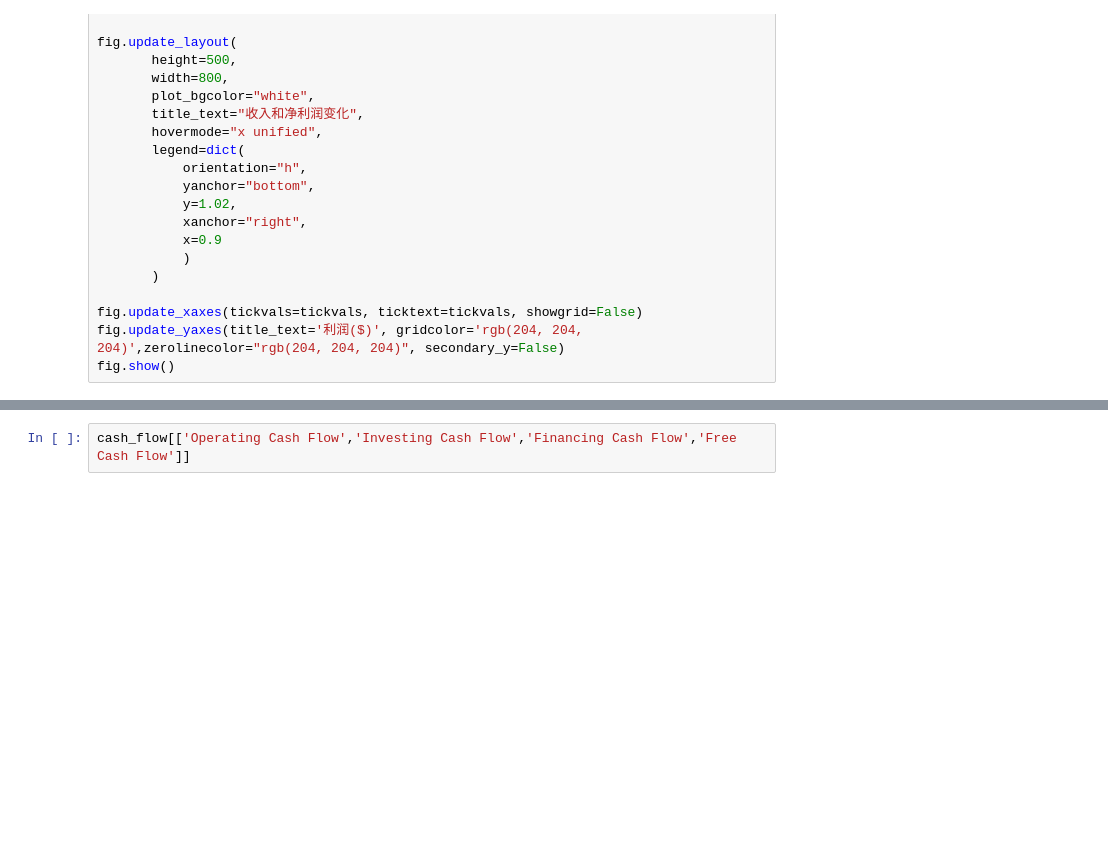
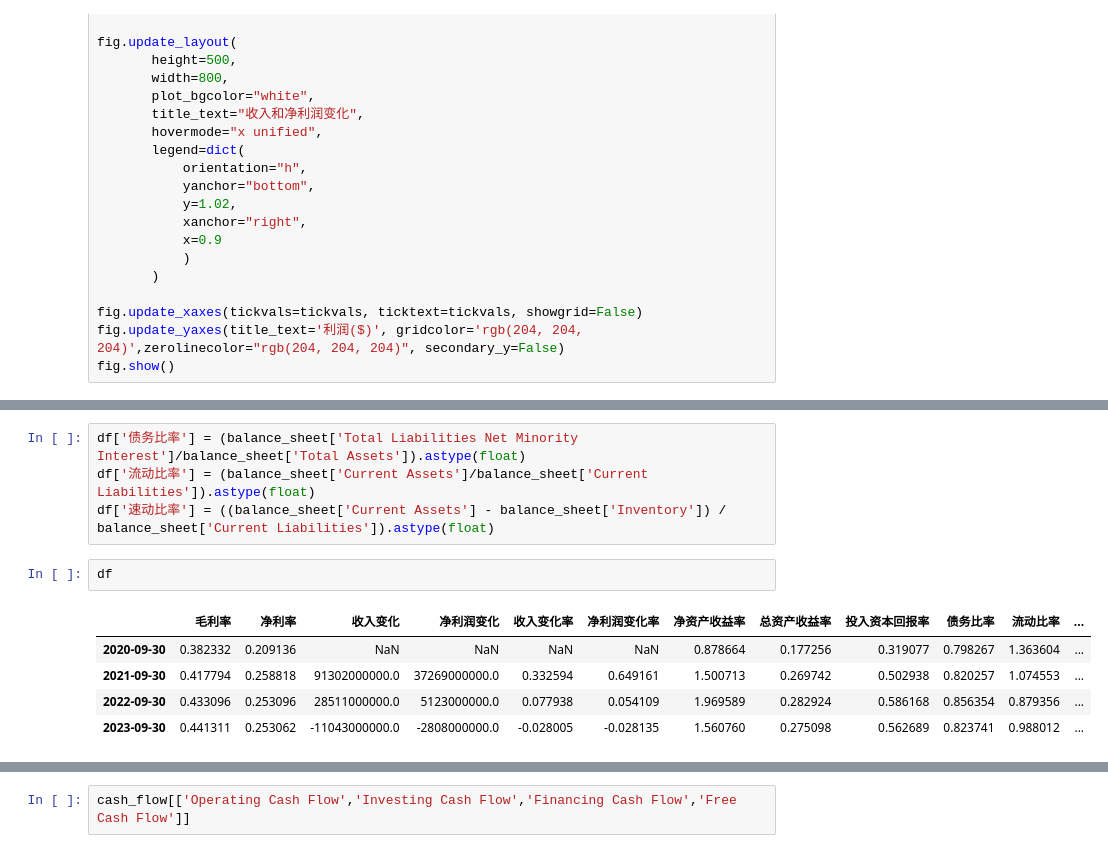
Before and after one commit to xcRRRRt/Data-Visualization, a Jupyter notebook: 考试五/考试五.ipynb, the cells around one changed output, grey strips where cells are left out. Drawn from its saved outputs; the diff is of its cells as text; blank space fills up the shorter version.

```diff
--- a/考试五/考试五.ipynb
+++ b/考试五/考试五.ipynb
@@ -241,0 +371,12 @@ df
+# %%
+df['债务比率'] = (balance_sheet['Total Liabilities Net Minority Interest']/balance_sheet['Total Assets']).astype(float)
+df['流动比率'] = (balance_sheet['Current Assets']/balance_sheet['Current Liabilities']).astype(float)
+df['速动比率'] = ((balance_sheet['Current Assets'] - balance_sheet['Inventory']) / balance_sheet['Current Liabilities']).astype(float)
+# %%
+df
+# %% [output]
+|  | 毛利率 | 净利率 | 收入变化 | 净利润变化 | 收入变化率 | 净利润变化率 | 净资产收益率 | 总资产收益率 | 投入资本回报率 | 债务比率 | 流动比率 | ... |
+| 2020-09-30 | 0.382332 | 0.209136 | NaN | NaN | NaN | NaN | 0.878664 | 0.177256 | 0.319077 | 0.798267 | 1.363604 | ... |
+| 2021-09-30 | 0.417794 | 0.258818 | 91302000000.0 | 37269000000.0 | 0.332594 | 0.649161 | 1.500713 | 0.269742 | 0.502938 | 0.820257 | 1.074553 | ... |
+| 2022-09-30 | 0.433096 | 0.253096 | 28511000000.0 | 5123000000.0 | 0.077938 | 0.054109 | 1.969589 | 0.282924 | 0.586168 | 0.856354 | 0.879356 | ... |
+| 2023-09-30 | 0.441311 | 0.253062 | -11043000000.0 | -2808000000.0 | -0.028005 | -0.028135 | 1.560760 | 0.275098 | 0.562689 | 0.823741 | 0.988012 | ... |
```
Also changed, not shown: parts of 17 cells of this notebook.
